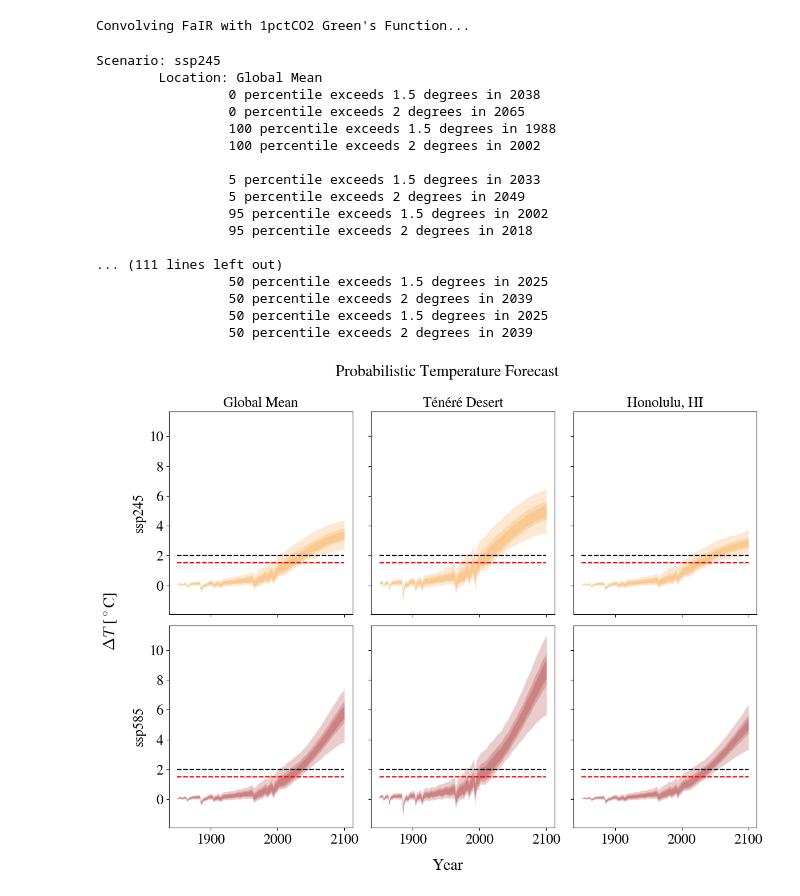
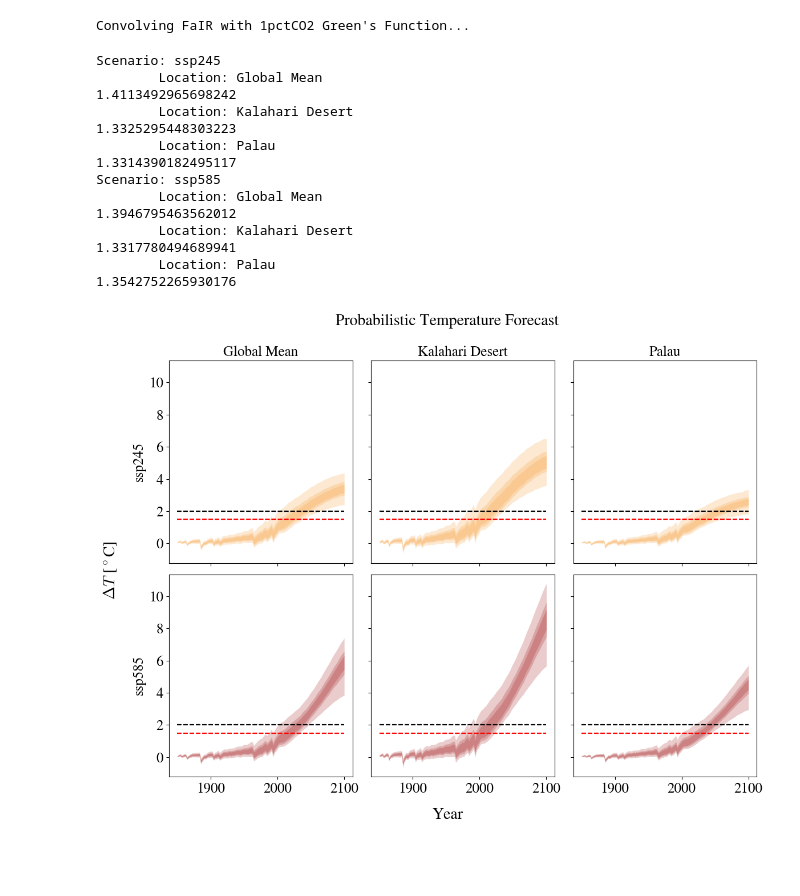
Before and after one commit to cbwomack/ERF_Greens, a Jupyter notebook: ERF_Emulator/4_rapid_multirun.ipynb, the cells around one changed output. Drawn from its saved outputs; the diff is of its cells as text; code cells hidden in the pictures; blank space fills up the shorter version.

Commit message:
Regular commit, modified paper plots

```diff
--- a/ERF_Emulator/4_rapid_multirun.ipynb
+++ b/ERF_Emulator/4_rapid_multirun.ipynb
@@ -464,8 +456,12 @@ import matplotlib
 matplotlib.rcParams['mathtext.fontset'] = 'cm'
 matplotlib.rcParams['font.family'] = 'STIXGeneral'
 
-lat_lon = [0,(20.5, 10),(21.5, 202)]
-labels = ['Global Mean','Ténéré Desert','Honolulu, HI']
+import time
+
+
+lat_lon = [0,(-20.5, 21),(7.5, 134)]
+
+labels = ['Global Mean','Kalahari Desert','Palau']
 scens = ['ssp245','ssp585']
 
 fig, ax = plt.subplots(len(scens),len(lat_lon),figsize=(12, 9),sharey=True,sharex='col')
@@ -475,39 +471,19 @@ for j in range(len(scens)):
     print(f'Scenario: {scenario_init}')
 
     for i in range(len(lat_lon)):
+        print(f'\tLocation: {labels[i]}')
+        start = time.time()
         if i == 0:
             all_conv = convolve_FaIR(G_ds,conv_mean=True, lat_lon = None)
         else:
             all_conv = convolve_FaIR(G_ds,conv_mean=False, lat_lon = lat_lon[i])
+        end = time.time()
+        print(end - start)
 
-        print(f'\tLocation: {labels[i]}')
 
         for pp in ((0, 100), (5, 95), (16, 84), (50,50)):
             pct0 = np.percentile(all_conv,pp[0],axis=0)
             pct1 = np.percentile(all_conv,pp[1],axis=0)
-
-            try:
-                print(f'\t\t {pp[0]} percentile exceeds 1.5 degrees in {next(x[0] for x in enumerate(pct0) if x[1] > 1.5) + 1850}')
-            except:
-                print(f'\t\t {pp[0]} percentile does not exceed 1.5 degrees')
-
-            try:
-                print(f'\t\t {pp[0]} percentile exceeds 2 degrees in {next(x[0] for x in enumerate(pct0) if x[1] > 2) + 1850}')
-            except:
-                print(f'\t\t {pp[0]} percentile does not exceed 2 degrees')
-
-            try:
-                print(f'\t\t {pp[1]} percentile exceeds 1.5 degrees in {next(x[0] for x in enumerate(pct1) if x[1] > 1.5) + 1850}')
-            except:
-                print(f'\t\t {pp[1]} percentile does not exceed 1.5 degrees')
-
-
-            try:
-                print(f'\t\t {pp[1]} percentile exceeds 2 degrees in {next(x[0] for x in enumerate(pct1) if x[1] > 2) + 1850}')
-            except:
-                print(f'\t\t {pp[1]} percentile does not exceed 2 degrees')
-
-            print('')
 
             ax[j,i].hlines(1.5, 1850, 2100, colors='r', linestyles='dashed', alpha = 0.6)
             ax[j,i].hlines(2, 1850, 2100, colors='k', linestyles='dashed', alpha = 0.6)
@@ -515,47 +491,44 @@ for j in range(len(scens)):
                             pct0,
                             pct1,
                             color=ar6_colors[scenario_init],
                             alpha=0.2,
                             lw=0)
 
             #ax[j,i].set_title(labels[i],fontsize=18)
             ax[j,i].tick_params(axis='both', which='major', labelsize=18)
 
 rows = ['Row {}'.format(row) for row in ['A', 'B', 'C', 'D']]
 
 for axi, col in zip(ax[0], labels):
     axi.set_title(col, fontsize=18)
 
 for axi, row in zip(ax[:,0], scens):
     axi.set_ylabel(row, fontsize=18)
 
 fig.supxlabel('Year',fontsize=20,x=0.525)
 fig.supylabel('$\Delta T$ [$^\circ$C]',fontsize=20)
 fig.suptitle('Probabilistic Temperature Forecast',fontsize=20,y=1.0,x=0.525)
 fig.tight_layout()
 
 output_path = ERFutils.path_to_ERF_outputs
 figure_path = ERFutils.path_to_figures
 
 save = True
 if save:
-    plt.savefig(f'{figure_path}spatial_prob_v1.pdf', bbox_inches = 'tight', dpi = 350)
+    plt.savefig(f'{figure_path}spatial_prob_v2.pdf', bbox_inches = 'tight', dpi = 350)
 # %% [output]
 Scenario: ssp245
         Location: Global Mean
-                 0 percentile exceeds 1.5 degrees in 2038
-                 0 percentile exceeds 2 degrees in 2065
-                 100 percentile exceeds 1.5 degrees in 1988
-                 100 percentile exceeds 2 degrees in 2002
-
-                 5 percentile exceeds 1.5 degrees in 2033
-                 5 percentile exceeds 2 degrees in 2049
-                 95 percentile exceeds 1.5 degrees in 2002
-                 95 percentile exceeds 2 degrees in 2018
-
-... (111 lines left out)
-                 50 percentile exceeds 1.5 degrees in 2025
-                 50 percentile exceeds 2 degrees in 2039
-                 50 percentile exceeds 1.5 degrees in 2025
-                 50 percentile exceeds 2 degrees in 2039
+1.4113492965698242
+        Location: Kalahari Desert
+1.3325295448303223
+        Location: Palau
+1.3314390182495117
+Scenario: ssp585
+        Location: Global Mean
+1.3946795463562012
+        Location: Kalahari Desert
+1.3317780494689941
+        Location: Palau
+1.3542752265930176
-[figure, old version]
+[figure, new version]
```
Also changed, not shown: parts of 5 cells of this notebook, 5 other files.
